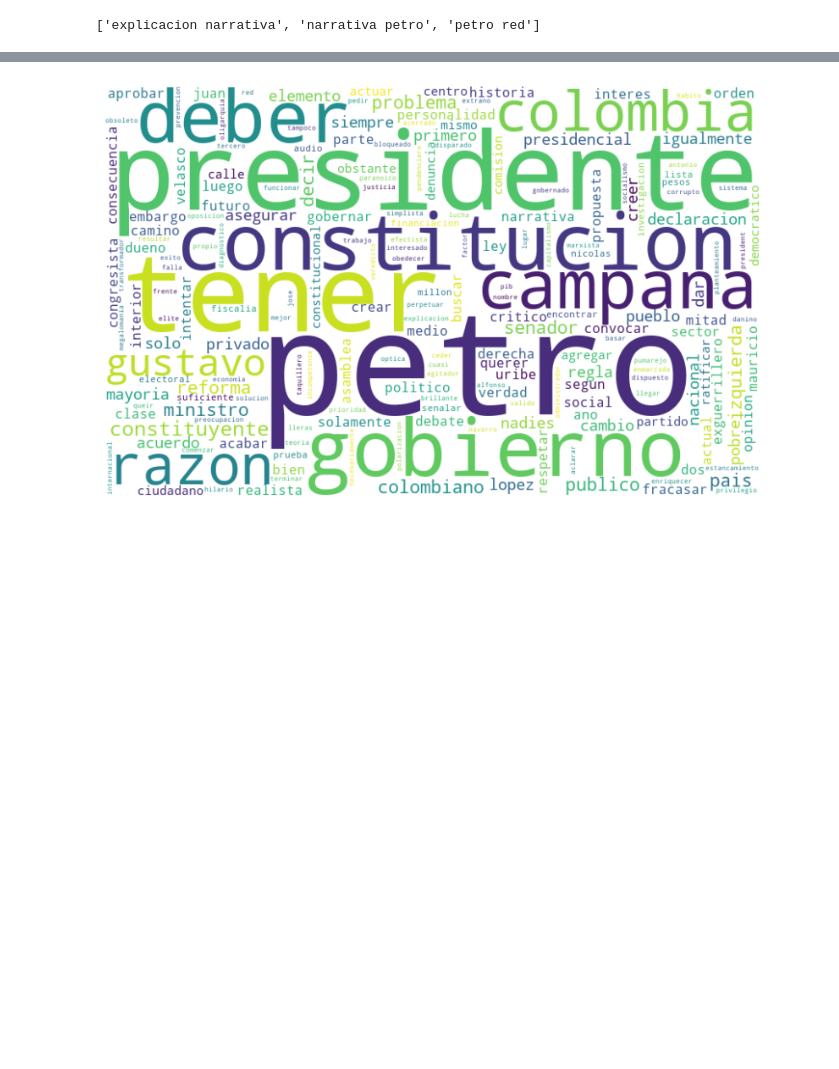
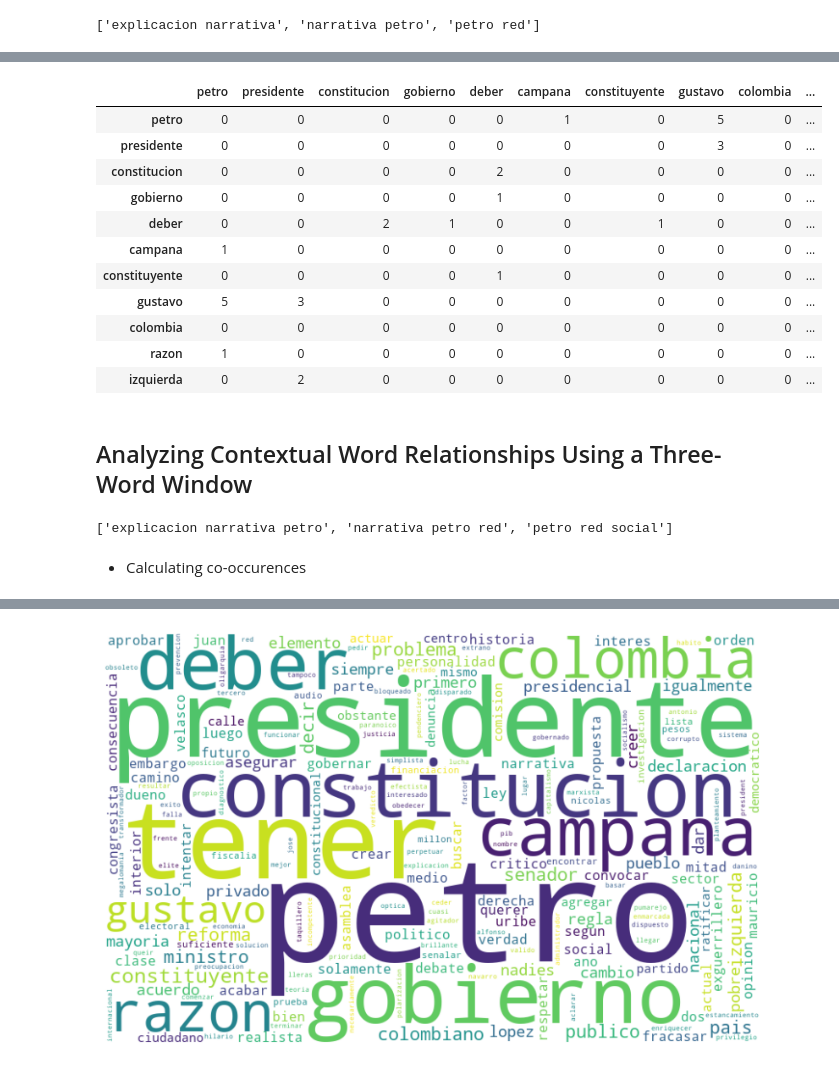
Before and after one commit to alejomaar/Network-Science-for-Data-Analytics, a Jupyter notebook: term_project/term_project.ipynb, the cells around one changed output, grey strips where cells are left out. Saved outputs shown, nothing was run; the diff lists cells and outputs as text; code cells hidden in the pictures; blank space fills up the shorter version.

Commit message:
add window analysis

```diff
--- a/term_project/term_project.ipynb
+++ b/term_project/term_project.ipynb
@@ -204,7 +195,7 @@ def generate_pairs(text):
 docs_pairs = []
 
 # Generate pairs after removing stop words for each document
-docs_pairs.extend([pair for d in documents for pair in generate_pairs(remove_stop_words(d, spanish_stop_words))])
+docs_pairs.extend([pair for d in documents for pair in generate_ngrams(remove_stop_words(d, spanish_stop_words),2)])
 
 print(docs_pairs[0:3])
 # %% [output]
@@ -240,0 +228,15 @@ dtype: int64
+# %%
+co_ocurrences_df.loc[top_matches.index,top_matches.index]
+# %% [output]
+|  | petro | presidente | constitucion | gobierno | deber | campana | constituyente | gustavo | colombia | ... |
+| petro | 0 | 0 | 0 | 0 | 0 | 1 | 0 | 5 | 0 | ... |
+| presidente | 0 | 0 | 0 | 0 | 0 | 0 | 0 | 3 | 0 | ... |
+| constitucion | 0 | 0 | 0 | 0 | 2 | 0 | 0 | 0 | 0 | ... |
+| gobierno | 0 | 0 | 0 | 0 | 1 | 0 | 0 | 0 | 0 | ... |
+| deber | 0 | 0 | 2 | 1 | 0 | 0 | 1 | 0 | 0 | ... |
+| campana | 1 | 0 | 0 | 0 | 0 | 0 | 0 | 0 | 0 | ... |
+| constituyente | 0 | 0 | 0 | 0 | 1 | 0 | 0 | 0 | 0 | ... |
+| gustavo | 5 | 3 | 0 | 0 | 0 | 0 | 0 | 0 | 0 | ... |
+| colombia | 0 | 0 | 0 | 0 | 0 | 0 | 0 | 0 | 0 | ... |
+| razon | 1 | 0 | 0 | 0 | 0 | 0 | 0 | 0 | 0 | ... |
+| izquierda | 0 | 2 | 0 | 0 | 0 | 0 | 0 | 0 | 0 | ... |
@@ -240,0 +252,13 @@ dtype: int64
+# %% [markdown]
+## Analyzing Contextual Word Relationships Using a Three-Word Window
+# %%
+docs_group = []
+
+# Generate pairs after removing stop words for each document
+docs_group.extend([pair for d in documents for pair in generate_ngrams(remove_stop_words(d, spanish_stop_words),3)])
+
+print(docs_group[0:3])
+# %% [output]
+['explicacion narrativa petro', 'narrativa petro red', 'petro red social']
+# %% [markdown]
+* Calculating co-occurences
```
Also changed, not shown: parts of 19 cells of this notebook.
